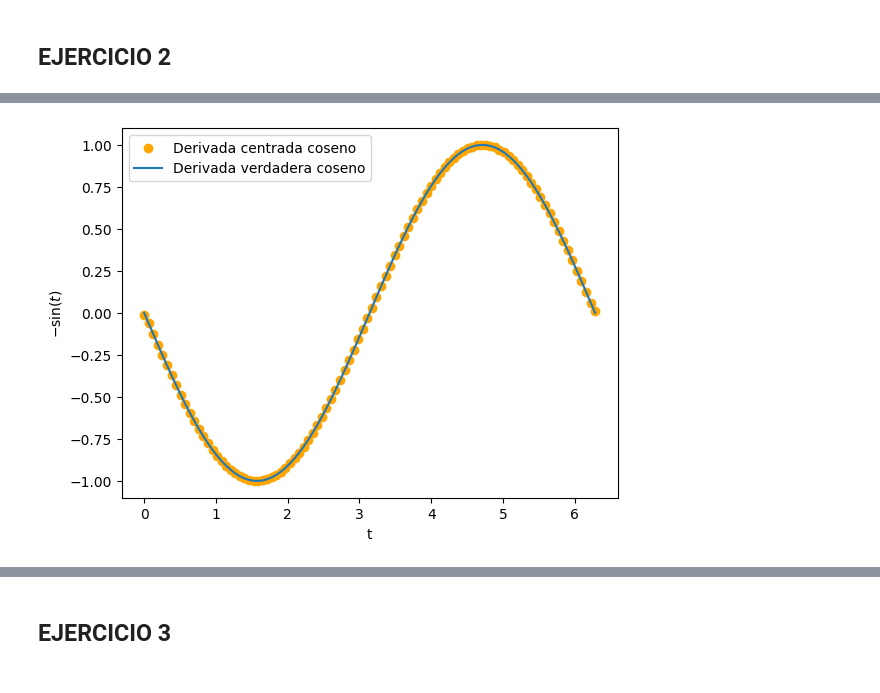
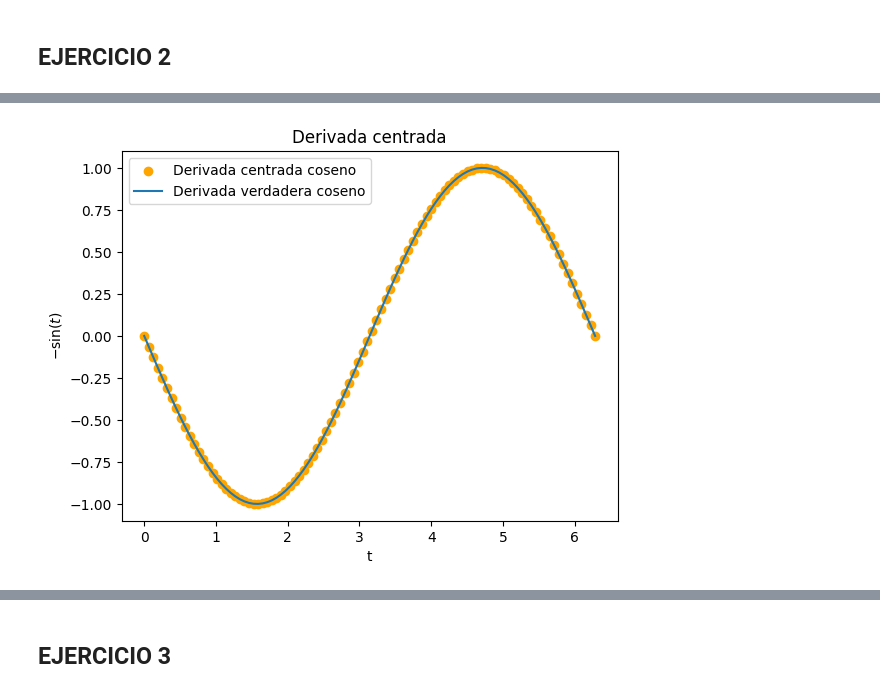
Before and after one commit to jon-manueco/PRACTICA_1_ANALISIS_NUMERICO_EDPS, a Jupyter notebook: Practica_1.ipynb, the cells around one changed output, grey strips where cells are left out. Drawn from its saved outputs; the diff is of its cells as text; code cells hidden in the pictures.

```diff
--- a/Practica_1.ipynb
+++ b/Practica_1.ipynb
@@ -22,11 +22,13 @@ def derivada_forward(t,f):
     '''h ES EL SALTO DE UN VECTOR QUE SUPONEMOS EQUIESPACIADO '''
     h=t[1]-t[0]
     '''EXTENDEMOS NUESTRO VECTOR DE DERIVADAS, MIRAR .TEX PARA RAZONAMIENTO'''
-    t=concatenate((t,array([t[0],t[1],t[2]])))
-    f=concatenate((f,array([f[0],f[1],f[2]])))
+    f=concatenate((f,array([f[1],f[2],f[3]])))
+    t=concatenate((t,array([t[1],t[2],t[3]])))
+
     '''OBTENEMOS EL VECTOR DERIVADA MOVIENDONOS CON UN FOR'''
     for i in range (0,len(t)-3):
         derivada.append((-11/6*f[i]+3*f[i+1]-1.5*f[i+2]+1/3*f[i+3])/h)
+
     '''EXTRAEMOS EL VECTOR DERIVADA'''
     return derivada
 def main():
@@ -43,6 +45,7 @@ def main():
     plt.legend()
     plt.xlabel('t')
     plt.ylabel('$-\sin(t)$')
+    plt.title('Derivada forward')
     plt.show()
 if __name__ == '__main__':
 	main()
@@ -51,28 +54,29 @@ if __name__ == '__main__':
 # %%
 def derivada_centrada(t,f):
     derivada=[]
     h=t[1]-t[0]
     '''EXTENDEMOS NUESTROS VECTORES POR DELANTE Y DETRAS PARA PODER DERIVAR'''
-    t=concatenate((t[len(t)-2:],t,array([t[0],t[1]])))
-    f=concatenate((f[len(f)-2:],f,array([f[0],f[1]])))
+    f=concatenate((array([f[-3],f[-2]]),f,array([f[1],f[2]])))
+    t=concatenate((array([t[-3],t[-2]]),t,array([t[1],t[2]])))
     for i in range (2,len(t)-2):
         derivada.append((1/12*f[i-2]-2/3*f[i-1]+2/3*f[i+1]-1/12*f[i+2])/h)
     return derivada
 def main():
     t=linspace(0,2*pi,100)
     f=evaluar_coseno(t)
     derivada_v=evaluar__menos_seno(t)
     derivada=derivada_centrada(t,f)
     plt.scatter(t,derivada,label='Derivada centrada coseno',color='orange')
     plt.plot(t,derivada_v,label='Derivada verdadera coseno')
     plt.legend()
     plt.xlabel('t')
     plt.ylabel('$-\sin(t)$')
+    plt.title('Derivada centrada')
     plt.show()
 if __name__ == '__main__':
 	main()
 # %% [output]
-[figure, old version]
+[figure, new version]
 # %%
 '''PARTE 2- CALCULO DE ERRORES'''
 def calculo_errores(n_h):
```
Also changed, not shown: parts of 7 cells of this notebook, 1 other file.
